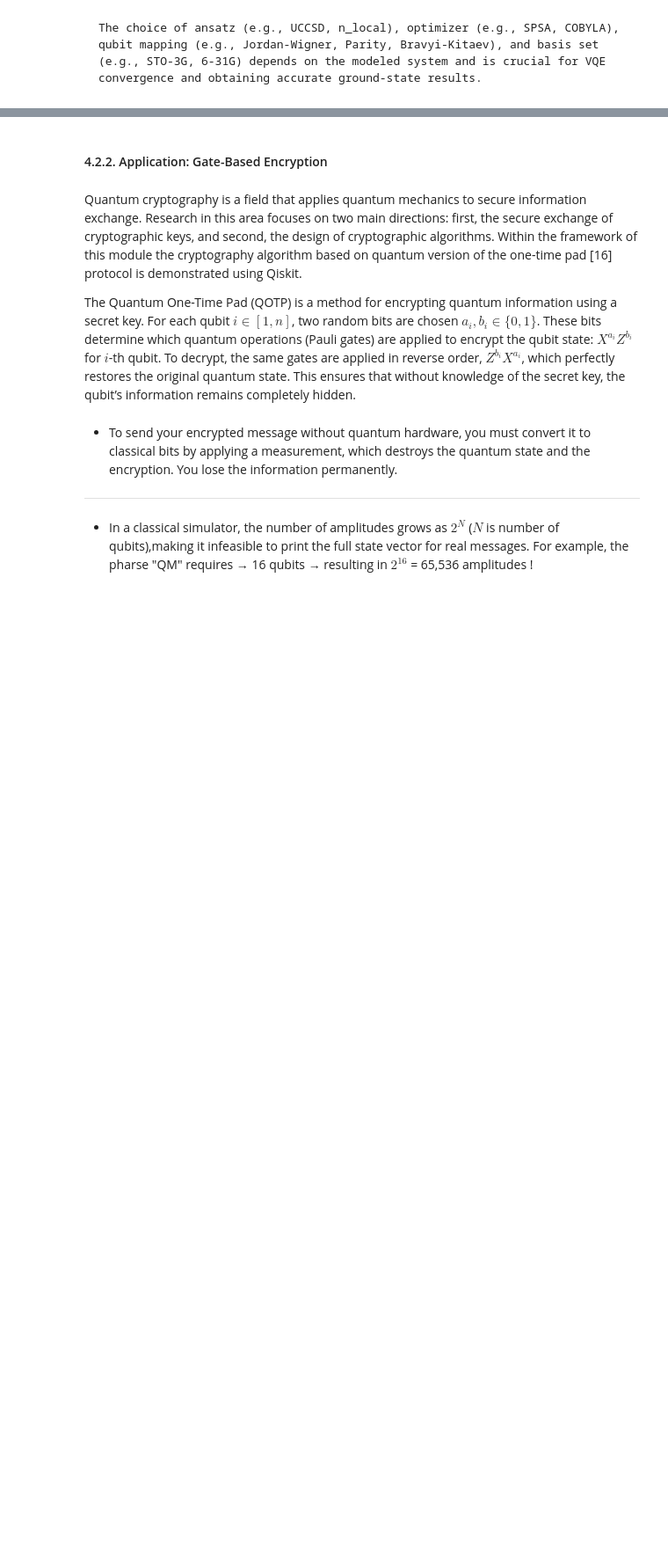
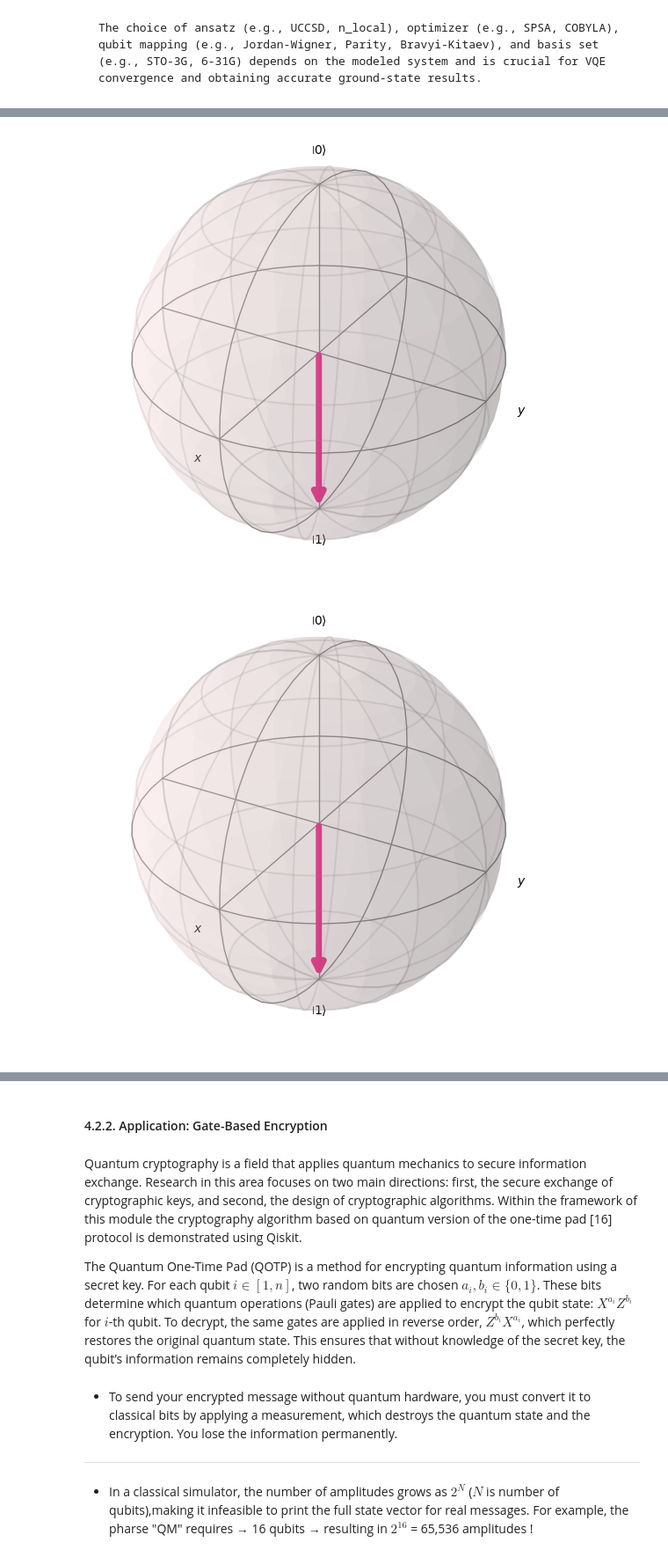
Before and after one commit to MariyaSV78/notebook_Quantum-computing, a Jupyter notebook: Quantum-computing.ipynb, the cells around one changed output, grey strips where cells are left out. Shown at 88% size. Cells and saved outputs as stored; diff of their text form; code cells hidden in the pictures; blank space fills up the shorter version.

```diff
--- a/Quantum-computing.ipynb
+++ b/Quantum-computing.ipynb
@@ -1134,0 +1439,17 @@ Qiskit provides various types of ansatz and choice of ansatz depends on the phys
+# %%
+from qiskit.visualization import plot_bloch_vector
+import numpy as np
+
+def bloch_coords(theta):
+    x = np.sin(2*theta)
+    y = 0
+    z = np.cos(2*theta)
+    return [x, y, z]
+
+# Example: optimal theta
+theta_opt = best_theta
+
+plot_bloch_vector(bloch_coords(theta_opt))
+# %% [output]
+[figure, added]
+[figure, added]
```
Also changed, not shown: parts of 14 cells of this notebook, 1 other file.
